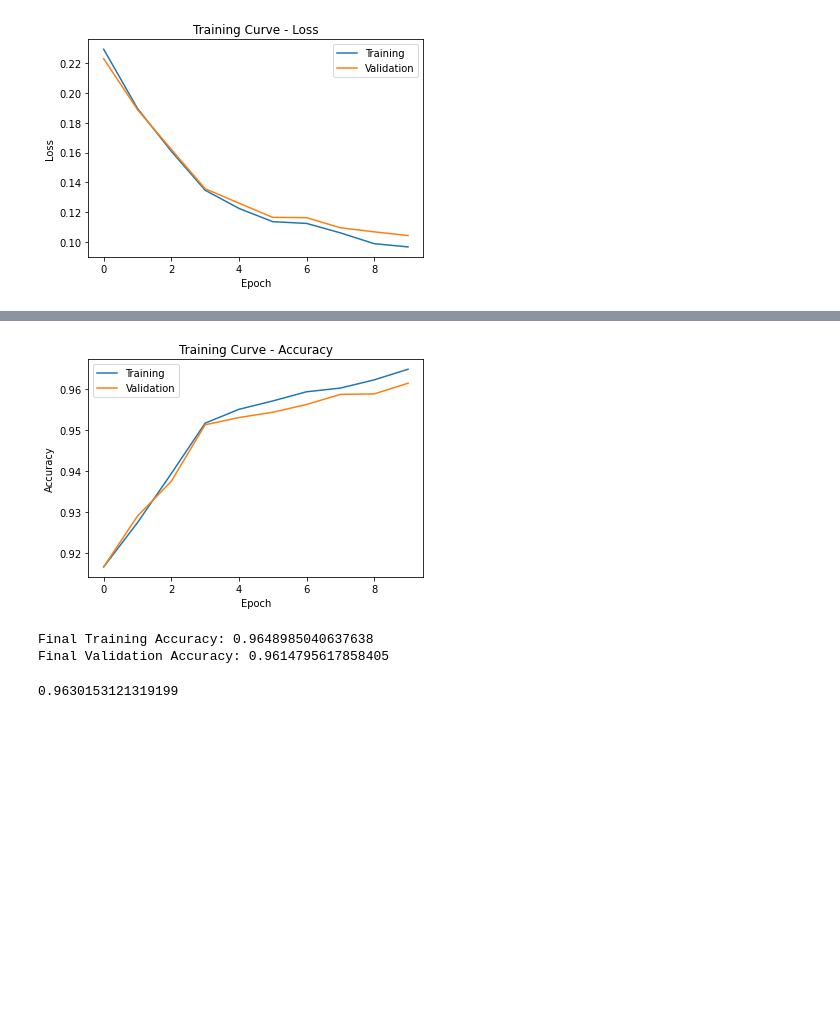
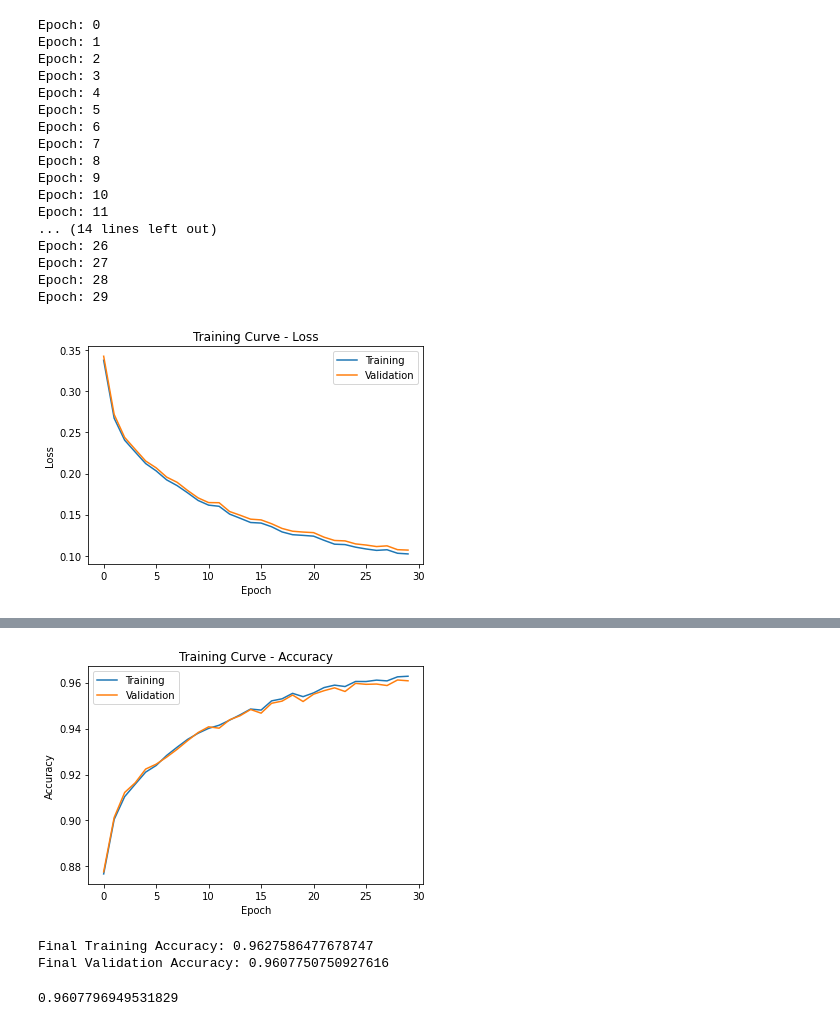
Before and after one commit to splouisliu/driver-drowsiness-detection, a Jupyter notebook: CNN_model.ipynb, the cells around one changed output, grey strips where cells are left out. Drawn from its saved outputs; the diff is of its cells as text; code cells hidden in the pictures; blank space fills up the shorter version.

```diff
--- a/CNN_model.ipynb
+++ b/CNN_model.ipynb
@@ -167,6 +169,23 @@ test_loader = torch.utils.data.DataLoader(test_set, batch_size = batch_size, shu
 # %%
 model = EyeClassifier()
 
-train(model, train_loader, valid_loader)
+train(model, train_loader, valid_loader, learning_rate = 0.0001, num_epochs = 30)
 # %% [output]
+Epoch: 0
+Epoch: 1
+Epoch: 2
+Epoch: 3
+Epoch: 4
+Epoch: 5
+Epoch: 6
+Epoch: 7
+Epoch: 8
+Epoch: 9
+Epoch: 10
+Epoch: 11
+... (14 lines left out)
+Epoch: 26
+Epoch: 27
+Epoch: 28
+Epoch: 29
-[figure, old version]
+[figure, new version]
@@ -175,7 +194,7 @@ Final Validation Loss: 0.10425992740346189
-[figure, old version]
+[figure, new version]
-Final Training Accuracy: 0.9648985040637638
-Final Validation Accuracy: 0.9614795617858405
+Final Training Accuracy: 0.9627586477678747
+Final Validation Accuracy: 0.9607750750927616
 # %%
 evaluate(model, test_loader)
 # %% [output]
-0.9630153121319199
+0.9607796949531829
```
Also changed, not shown: parts of 4 cells of this notebook, 7 other files.
